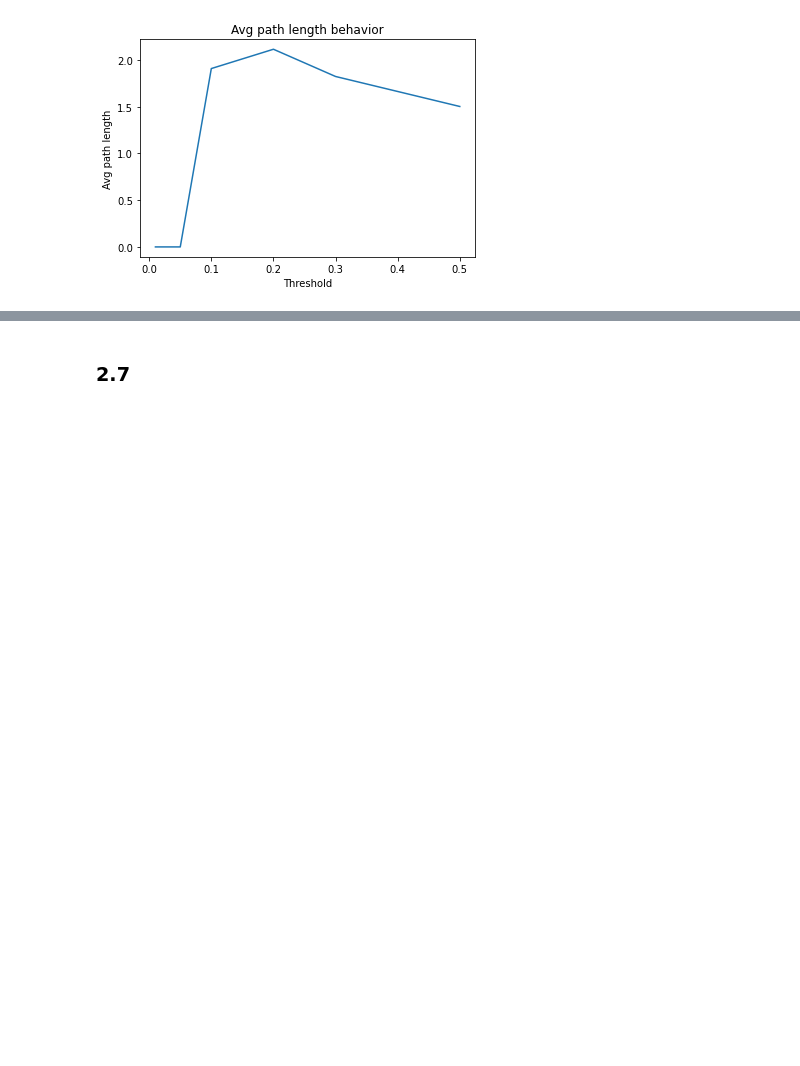
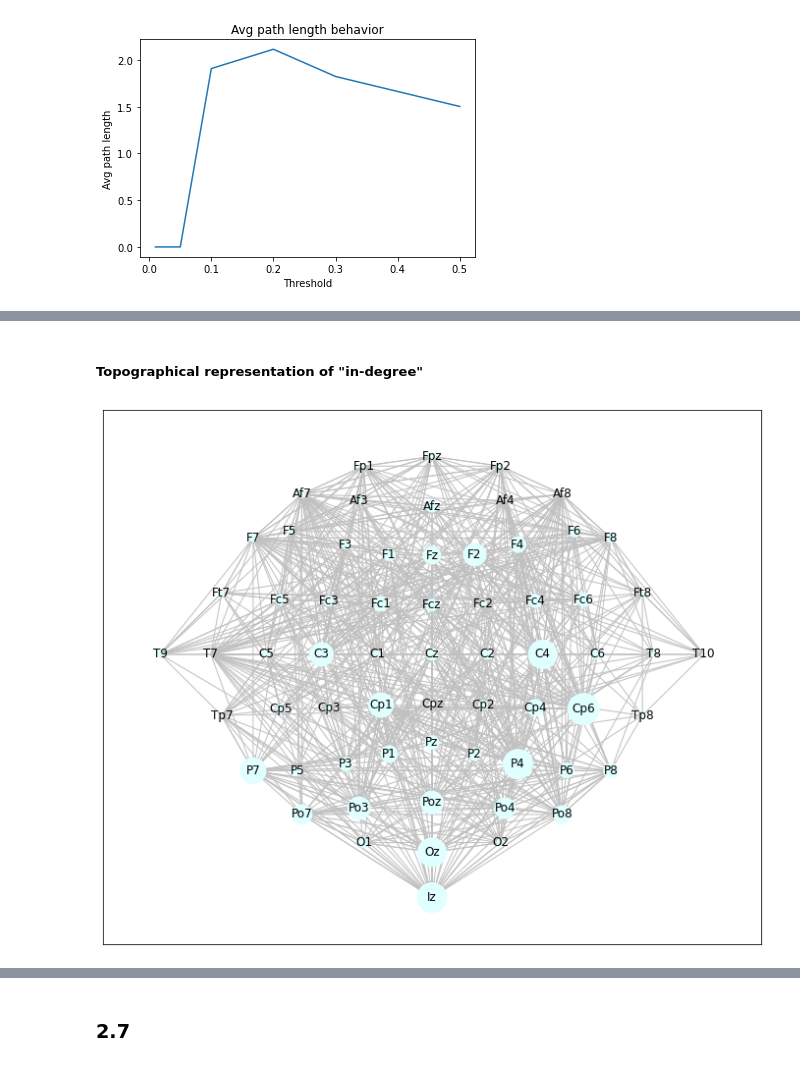
Before and after one commit to paolomandica/brain-network-analysis, a Jupyter notebook: graph_theory_indices.ipynb, the cells around one changed output, grey strips where cells are left out. Cells and saved outputs as stored; diff of their text form; code cells hidden in the pictures; blank space fills up the shorter version.

```diff
--- a/graph_theory_indices.ipynb
+++ b/graph_theory_indices.ipynb
@@ -225,0 +243,6 @@ Time passed: 57 seconds
+# %% [markdown]
+##### Topographical representation of "in-degree"
+# %%
+open_eyes_gti.draw_local_indices("in_degree")
+# %% [output]
+[figure, added]
```
Also changed, not shown: parts of 17 cells of this notebook, 3 other files.
